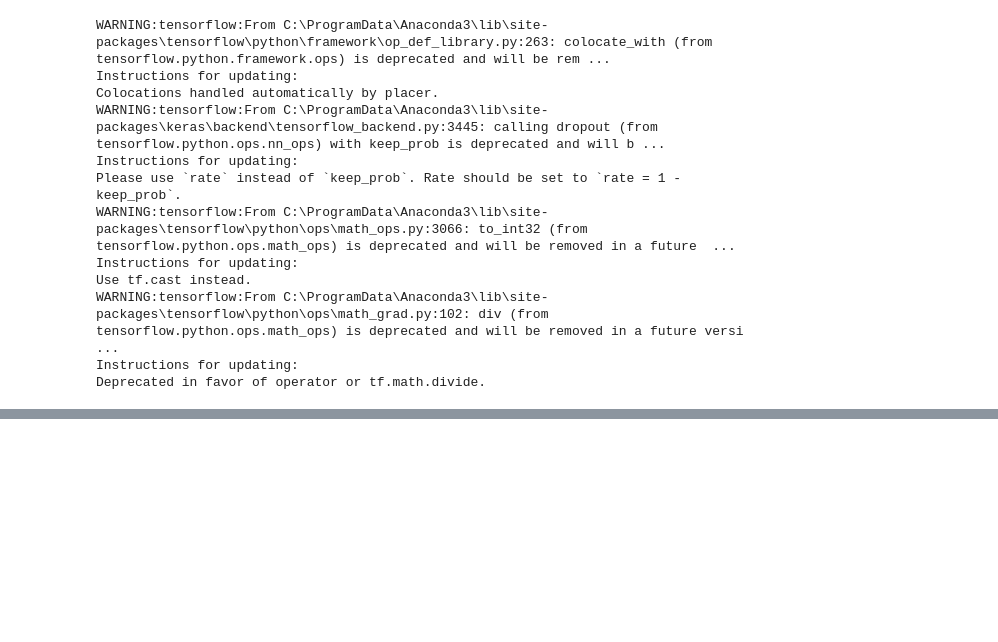
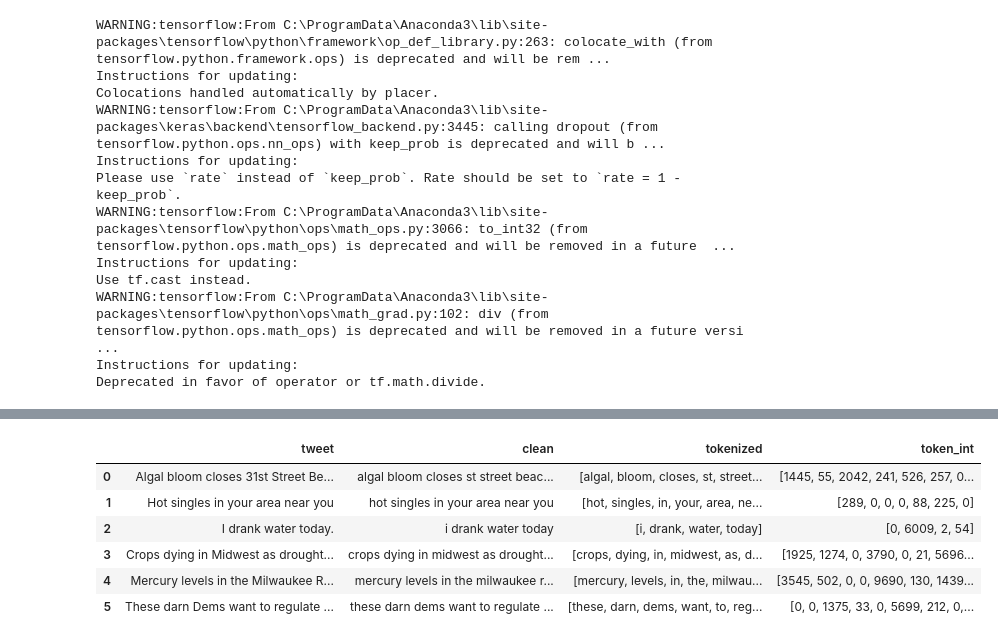
Before and after one commit to theultimate1/research, a Jupyter notebook: research/text-classification/working_cnn_model.ipynb, the cells around one changed output, grey strips where cells are left out. Saved outputs shown, nothing was run; the diff lists cells and outputs as text; code cells hidden in the pictures; blank space fills up the shorter version.

```diff
--- a/research/text-classification/working_cnn_model.ipynb
+++ b/research/text-classification/working_cnn_model.ipynb
@@ -403,0 +396,11 @@ findfont: Font family ['normal'] not found. Falling back to DejaVu Sans.
+# %%
+my_tweet_rel = "Algal bloom closes 31st Street Beach in Chicago"
+# %%
+my_not_rel_tweet = "Hot singles in your area near you"
+neutral = "I drank water today."
+political = "These darn Dems want to regulate everything and put chemicals in the water to turn the frogs gay"
+drought = "Crops dying in Midwest as drought reaches record 3 months"
+chemical = "Mercury levels in the Milwaukee River reach an all time high as spill releases thousands of gallons of waste water"
+
+tweet_list = {'tweet': [my_tweet_rel, my_not_rel_tweet, neutral, drought, chemical, political]}
+tweets = pd.DataFrame(data = tweet_list)
@@ -403,0 +416,3 @@ findfont: Font family ['normal'] not found. Falling back to DejaVu Sans.
+# %%
+tweets['clean'] = tc.transform(tweets['tweet'])
+tweets.head(2)
@@ -403,0 +423,3 @@ findfont: Font family ['normal'] not found. Falling back to DejaVu Sans.
+# %%
+tweets['tokenized'] = tweets['clean'].apply(lambda row: tokenize(row))
+tweets.head()
@@ -403,0 +433,11 @@ findfont: Font family ['normal'] not found. Falling back to DejaVu Sans.
+# %%
+tweets['token_int'] = tweets['tokenized'].apply(lambda x: transform_to_ids(x))
+tweets.head(6)
+# %% [output]
+|  | tweet | clean | tokenized | token_int |
+| 0 | Algal bloom closes 31st Street Be... | algal bloom closes st street beac... | [algal, bloom, closes, st, street... | [1445, 55, 2042, 241, 526, 257, 0... |
+| 1 | Hot singles in your area near you | hot singles in your area near you | [hot, singles, in, your, area, ne... | [289, 0, 0, 0, 88, 225, 0] |
+| 2 | I drank water today. | i drank water today | [i, drank, water, today] | [0, 6009, 2, 54] |
+| 3 | Crops dying in Midwest as drought... | crops dying in midwest as drought... | [crops, dying, in, midwest, as, d... | [1925, 1274, 0, 3790, 0, 21, 5696... |
+| 4 | Mercury levels in the Milwaukee R... | mercury levels in the milwaukee r... | [mercury, levels, in, the, milwau... | [3545, 502, 0, 0, 9690, 130, 1439... |
+| 5 | These darn Dems want to regulate ... | these darn dems want to regulate ... | [these, darn, dems, want, to, reg... | [0, 0, 1375, 33, 0, 5699, 212, 0,... |
```
Also changed, not shown: parts of 18 cells of this notebook.
